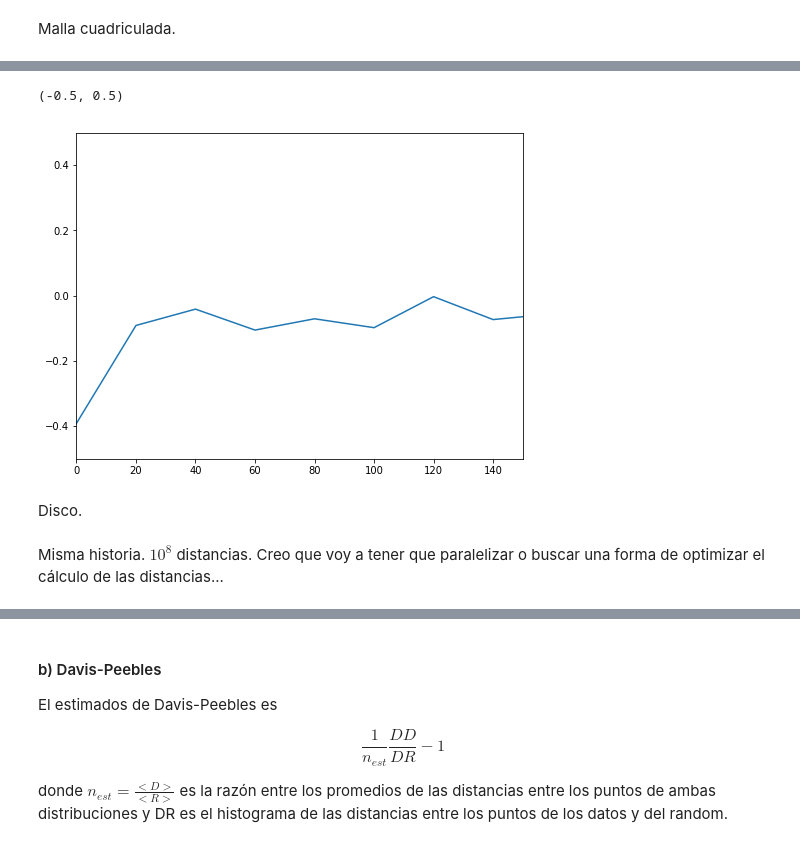
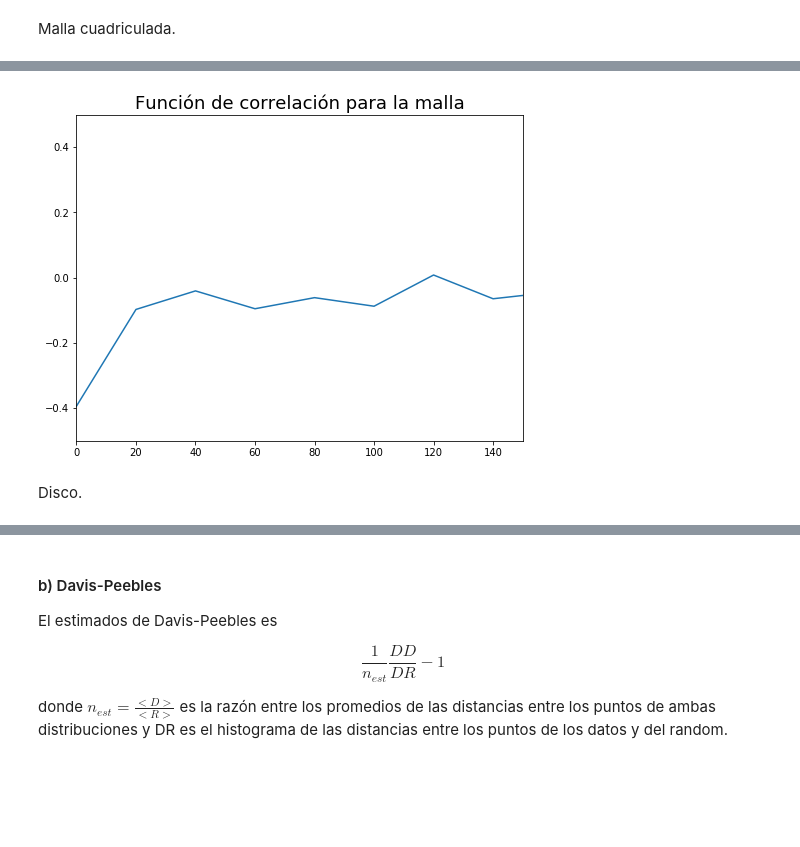
Before and after one commit to CosmoStats/cosmostats2018-Pagutri, a Jupyter notebook: 2daParte/Ejercicio2/parte3.ipynb, the cells around one changed output, grey strips where cells are left out. Drawn from its saved outputs; the diff is of its cells as text; code cells hidden in the pictures; blank space fills up the shorter version.

```diff
--- a/2daParte/Ejercicio2/parte3.ipynb
+++ b/2daParte/Ejercicio2/parte3.ipynb
@@ -27,9 +27,6 @@ def peebles_hauser(DD, nD, nR, box_size, bin_size):
     x_RR, y_RR = distros.create_rand_dist(box_size, nR)
     dist_RR, histo_RR = distros.save_hist(x_RR, y_RR, box_size, bin_size)
     RR = histo_RR[0]
-    bins_RR = histo_RR[1]
-    bins_RR = bins_RR[:-1]
-    plt.hist(dist_RR, bins = bins_RR, alpha = 0.5);
 
     return nR * (nR - 1.0) * DD / (nD * (nD - 1.0) * RR) - 1.0
 # %% [markdown]
@@ -59,11 +53,11 @@ f_corr = peebles_hauser(frec_malla, n_malla, 2 * n_malla, box_size, bin_size)
 # %%
 plt.figure(figsize = (8,6))
 plt.plot(bins_malla, f_corr)
 plt.xlim([0.0, 150.0])
 plt.ylim([-0.5, 0.5])
+plt.title('Función de correlación para la malla', fontsize = 18);
 # %% [output]
-(-0.5, 0.5)
-[figure, old version]
+[figure, new version]
 # %% [markdown]
 Disco.
 # %%
@@ -82,2 +73,0 @@ f_corr = peebles_hauser(frec_disco, n_disco, 10 * n_disco, box_size, bin_size)
-# %% [markdown]
-Misma historia. $10^8$ distancias. Creo que voy a tener que paralelizar o buscar una forma de optimizar el cálculo de las distancias...
```
Also changed, not shown: parts of 13 cells of this notebook, 1 other file.
